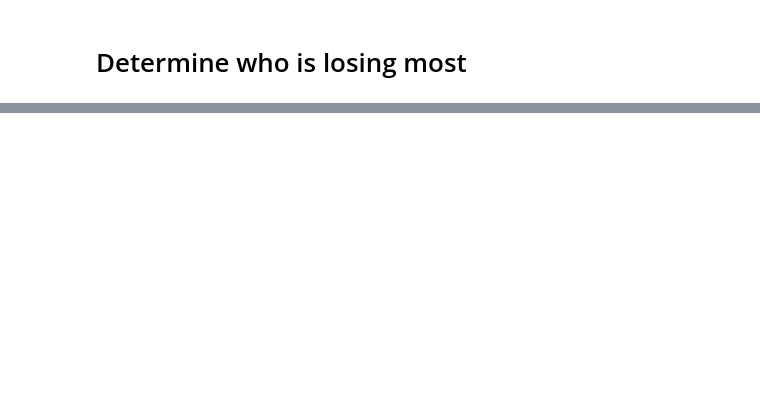
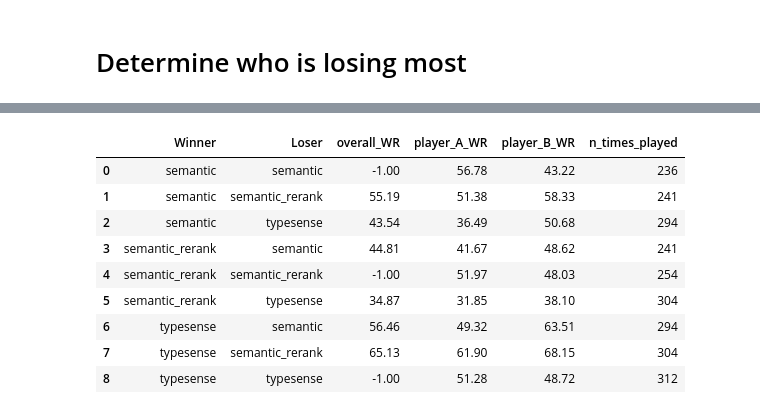
Before and after one commit to msaad02/honors-thesis, a Jupyter notebook: evaluate/rag/dev.ipynb, the cells around one changed output, grey strips where cells are left out. Drawn from its saved outputs; the diff is of its cells as text; code cells hidden in the pictures; blank space fills up the shorter version.

```diff
--- a/evaluate/rag/dev.ipynb
+++ b/evaluate/rag/dev.ipynb
@@ -202,0 +193,27 @@ qas
+# %%
+def get_overall_wr(option_A, option_B, winner):
+
+    assert winner in [option_A, option_B]
+
+    if option_A == option_B:
+        return -1
+
+    tmp_df = no_na_res[
+        (no_na_res['A_search_type'] == option_A) & (no_na_res['B_search_type'] == option_B) |
+        (no_na_res['A_search_type'] == option_B) & (no_na_res['B_search_type'] == option_A)
+    ]
+
+    def map_best_to_search_type(row):
+        if row['best'] == "A":
+            return row['A_search_type']
+        return row['B_search_type']
+
+    tmp_df['best_search_type'] = tmp_df.apply(lambda row: map_best_to_search_type(row), axis=1)
+    wr = (tmp_df['best_search_type'] == winner).mean()
+    return round(wr*100,2)
+# %%
+def get_how_many_players_n(option_A, option_B):
+    total = len(no_na_res[(no_na_res['A_search_type'] == option_A) & (no_na_res['B_search_type'] == option_B)])
+    total += len(no_na_res[(no_na_res['A_search_type'] == option_B) & (no_na_res['B_search_type'] == option_A)])
+
+    return total
@@ -202,0 +240,28 @@ qas
+# %%
+
+eval_df = pd.DataFrame({
+    "Winner": sorted(["typesense", "semantic", "semantic_rerank"]*3),
+    "Loser": ["semantic", "semantic_rerank", "typesense"]*3
+})
+
+eval_df
+eval_df['overall_WR'] = eval_df.apply(lambda row: get_overall_wr(row['Winner'], row['Loser'], row['Winner']), axis=1)
+eval_df['player_A_WR'] = eval_df.apply(lambda row: get_player_A_winrate(row['Winner'], row['Loser']), axis=1)
+eval_df['player_B_WR'] = eval_df.apply(lambda row: get_player_B_winrate(row['Loser'], row['Winner']), axis=1)
+
+eval_df['n_times_played'] = eval_df.apply(lambda row: get_how_many_players_n(row['Winner'], row['Loser']), axis=1)
+
+
+# eval_df.to_csv("../data/rag_evaluation_table.csv", index=False)
+eval_df
+# %% [output]
+|  | Winner | Loser | overall_WR | player_A_WR | player_B_WR | n_times_played |
+| 0 | semantic | semantic | -1.00 | 56.78 | 43.22 | 236 |
+| 1 | semantic | semantic_rerank | 55.19 | 51.38 | 58.33 | 241 |
+| 2 | semantic | typesense | 43.54 | 36.49 | 50.68 | 294 |
+| 3 | semantic_rerank | semantic | 44.81 | 41.67 | 48.62 | 241 |
+| 4 | semantic_rerank | semantic_rerank | -1.00 | 51.97 | 48.03 | 254 |
+| 5 | semantic_rerank | typesense | 34.87 | 31.85 | 38.10 | 304 |
+| 6 | typesense | semantic | 56.46 | 49.32 | 63.51 | 294 |
+| 7 | typesense | semantic_rerank | 65.13 | 61.90 | 68.15 | 304 |
+| 8 | typesense | typesense | -1.00 | 51.28 | 48.72 | 312 |
```
Also changed, not shown: parts of 44 cells of this notebook, 2 other files.
